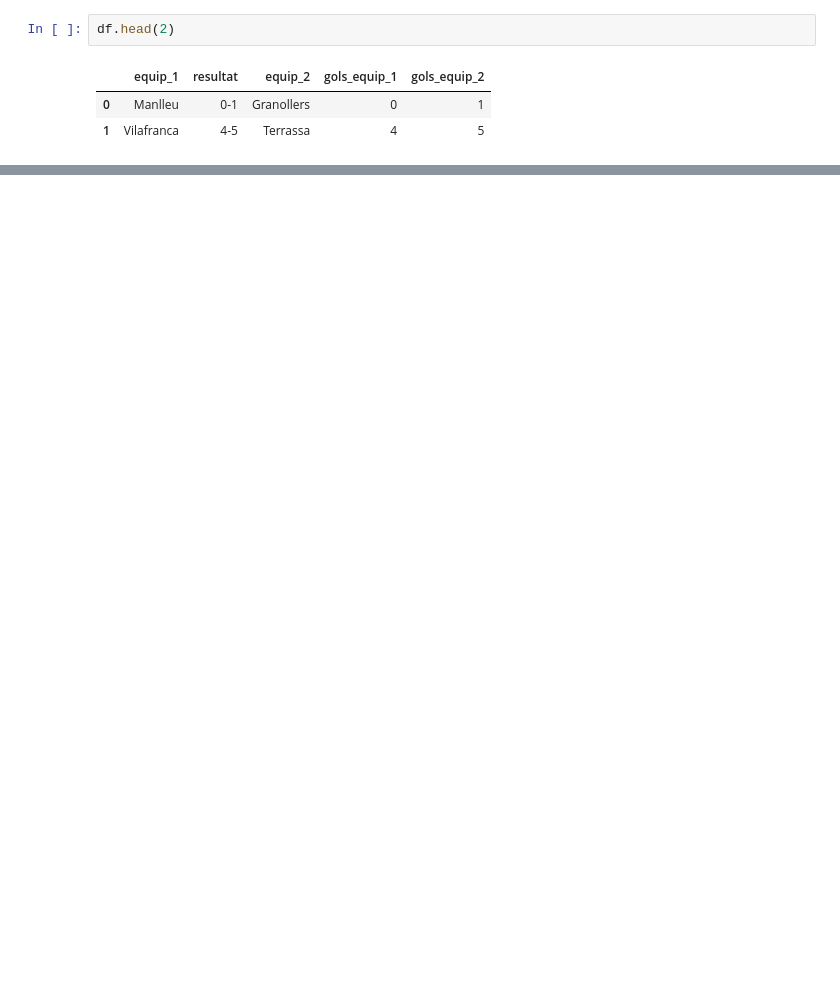
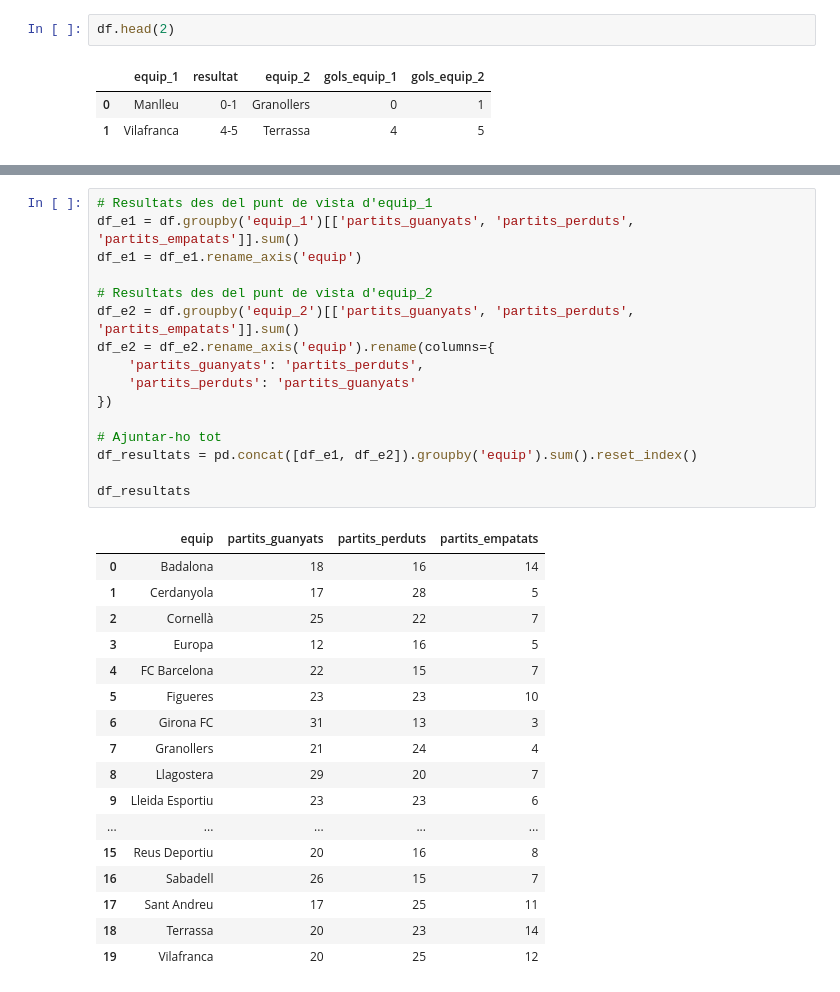
Before and after one commit to sabispb/it-academy-data-analytics, a Jupyter notebook: Python/Sprint 09_Creacio FuncionsEstructuresDadesBucles/S09.ipynb, the cells around one changed output, grey strips where cells are left out. Saved outputs shown, nothing was run; the diff lists cells and outputs as text; blank space fills up the shorter version.

```diff
--- a/Python/Sprint 09_Creacio FuncionsEstructuresDadesBucles/S09.ipynb
+++ b/Python/Sprint 09_Creacio FuncionsEstructuresDadesBucles/S09.ipynb
@@ -767,0 +1010,34 @@ df_processed['partits_guanyats'] =
+# %%
+# Resultats des del punt de vista d'equip_1
+df_e1 = df.groupby('equip_1')[['partits_guanyats', 'partits_perduts', 'partits_empatats']].sum()
+df_e1 = df_e1.rename_axis('equip')
+
+# Resultats des del punt de vista d'equip_2
+df_e2 = df.groupby('equip_2')[['partits_guanyats', 'partits_perduts', 'partits_empatats']].sum()
+df_e2 = df_e2.rename_axis('equip').rename(columns={
+    'partits_guanyats': 'partits_perduts',
+    'partits_perduts': 'partits_guanyats'
+})
+
+# Ajuntar-ho tot
+df_resultats = pd.concat([df_e1, df_e2]).groupby('equip').sum().reset_index()
+
+df_resultats
+# %% [output]
+|  | equip | partits_guanyats | partits_perduts | partits_empatats |
+| 0 | Badalona | 18 | 16 | 14 |
+| 1 | Cerdanyola | 17 | 28 | 5 |
+| 2 | Cornellà | 25 | 22 | 7 |
+| 3 | Europa | 12 | 16 | 5 |
+| 4 | FC Barcelona | 22 | 15 | 7 |
+| 5 | Figueres | 23 | 23 | 10 |
+| 6 | Girona FC | 31 | 13 | 3 |
+| 7 | Granollers | 21 | 24 | 4 |
+| 8 | Llagostera | 29 | 20 | 7 |
+| 9 | Lleida Esportiu | 23 | 23 | 6 |
+| ... | ... | ... | ... | ... |
+| 15 | Reus Deportiu | 20 | 16 | 8 |
+| 16 | Sabadell | 26 | 15 | 7 |
+| 17 | Sant Andreu | 17 | 25 | 11 |
+| 18 | Terrassa | 20 | 23 | 14 |
+| 19 | Vilafranca | 20 | 25 | 12 |
```
Also changed, not shown: parts of 43 cells of this notebook.
